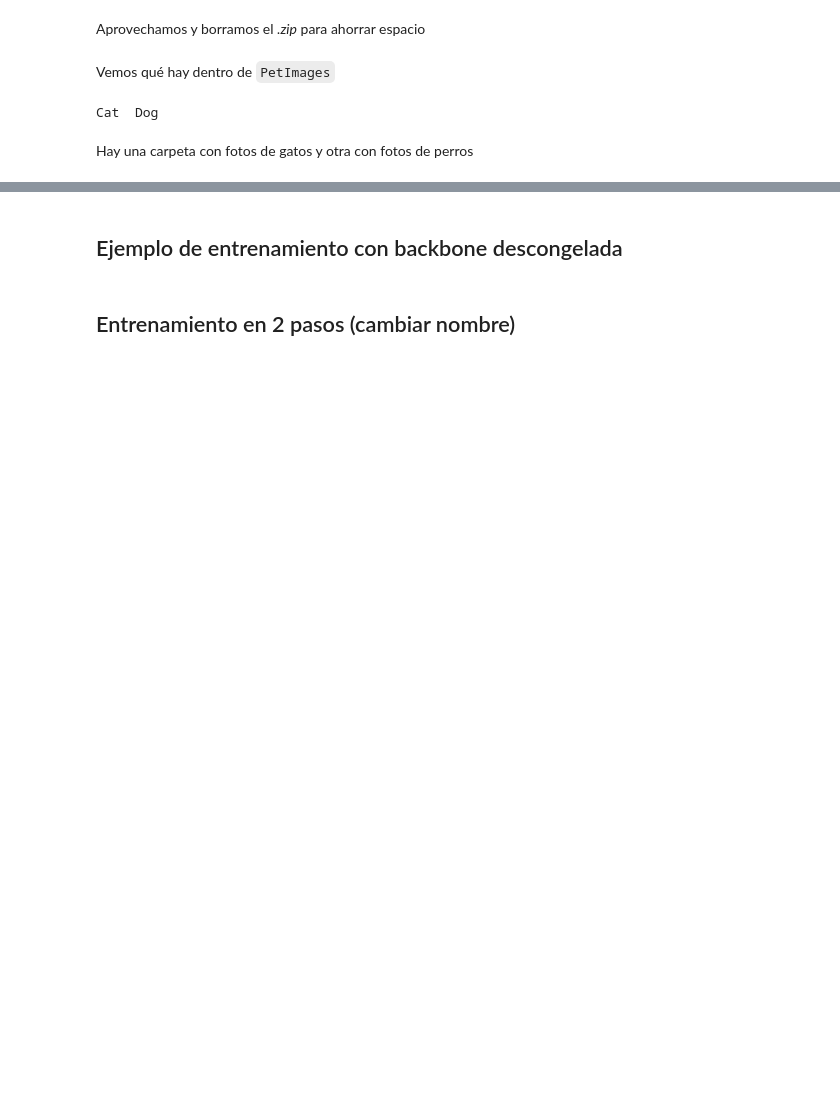
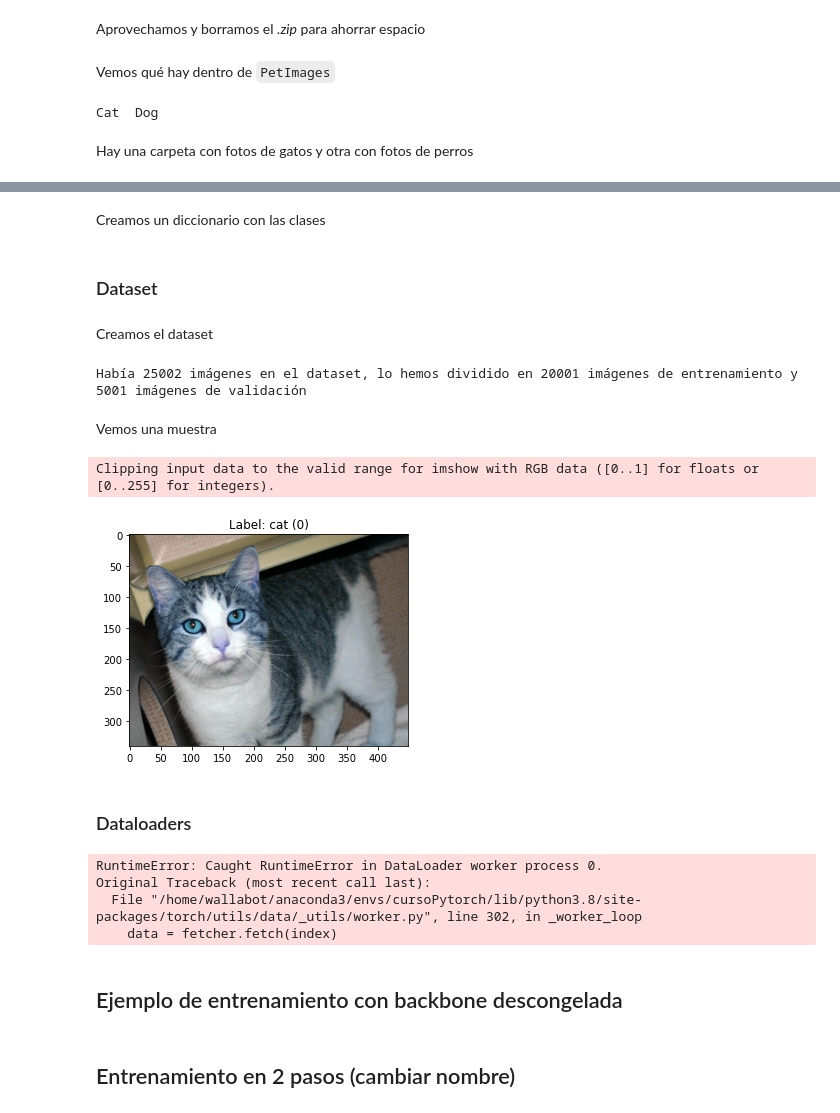
Before and after one commit to maximofn/Curso_Pytorch, a Jupyter notebook: 04 Redes convolucionales/16 Backbone congelada y descongelada.ipynb, the cells around one changed output, grey strips where cells are left out. Saved outputs shown, nothing was run; the diff lists cells and outputs as text; code cells hidden in the pictures; blank space fills up the shorter version.

```diff
--- a/04 Redes convolucionales/16 Backbone congelada y descongelada.ipynb
+++ b/04 Redes convolucionales/16 Backbone congelada y descongelada.ipynb
@@ -85,0 +103,11 @@ Pruebe 'ls --help' para más información.
+# %%
+import os
+import pandas as pd
+
+df_cats = pd.DataFrame({'path': [os.path.join('data/cats_vs_dogs/PetImages/Cat', x) for x in os.listdir('data/cats_vs_dogs/PetImages/Cat')]})
+df_cats['label'] = 0
+df_dogs = pd.DataFrame({'path': [os.path.join('data/cats_vs_dogs/PetImages/Dog', x) for x in os.listdir('data/cats_vs_dogs/PetImages/Dog')]})
+df_dogs['label'] = 1
+df = pd.concat([df_cats, df_dogs], axis=0).reset_index(drop=True)
+df = df.sample(frac=1).reset_index(drop=True)   # suffle df
+df.head()
@@ -85,0 +122,8 @@ Pruebe 'ls --help' para más información.
+# %% [markdown]
+Creamos un diccionario con las clases
+# %%
+classes = {'cat': 0, 'dog': 1}
+# %% [markdown]
+### Dataset
+# %% [markdown]
+Creamos el dataset
@@ -85,0 +152,36 @@ Pruebe 'ls --help' para más información.
+# %%
+from sklearn.model_selection import train_test_split
+
+train_split, val_split = train_test_split(df, test_size=0.2, shuffle=True, random_state=42, stratify=df['label'])
+# Reset index
+train_split = train_split.reset_index(drop=True)
+val_split = val_split.reset_index(drop=True)
+dataset = {
+    'train': DatasetCatsDogs(train_split),
+    'val': DatasetCatsDogs(val_split),
+}
+
+print(f"Había {len(df)} imágenes en el dataset, lo hemos dividido en {len(dataset['train'])} imágenes de entrenamiento y {len(dataset['val'])} imágenes de validación")
+# %% [output]
+Había 25002 imágenes en el dataset, lo hemos dividido en 20001 imágenes de entrenamiento y 5001 imágenes de validación
+# %% [markdown]
+Vemos una muestra
+# %%
+import numpy as np
+import matplotlib.pyplot as plt
+
+idx = np.random.randint(0, len(dataset['train']))
+sample_img, sample_label = dataset['train'][idx]
+
+key = [k for k, v in classes.items() if v == sample_label][0]
+fig = plt.figure(figsize=(5, 5))
+img = sample_img.permute(1, 2, 0).numpy()
+img = img * np.array([0.229, 0.224, 0.225]) + np.array([0.485, 0.456, 0.406]) # Unnormalize image
+plt.imshow(img)
+plt.title(f"Label: {key} ({sample_label})")
+plt.show()
+# %% [output]
+Clipping input data to the valid range for imshow with RGB data ([0..1] for floats or [0..255] for integers).
+[figure, added]
+# %% [markdown]
+### Dataloaders
@@ -86,3 +196,11 @@ Pruebe 'ls --help' para más información.
+# %%
+batch_img, batch_img_255, batch_label_255 = next(iter(dataloader['train']))
+print(batch_img_255.shape)
+# %% [output]
+RuntimeError: Caught RuntimeError in DataLoader worker process 0.
+Original Traceback (most recent call last):
+  File "/home/wallabot/anaconda3/envs/cursoPytorch/lib/python3.8/site-packages/torch/utils/data/_utils/worker.py", line 302, in _worker_loop
+    data = fetcher.fetch(index)
 # %% [markdown]
 ## Ejemplo de entrenamiento con backbone descongelada
 # %% [markdown]
```
Also changed, not shown: parts of 11 cells of this notebook.
